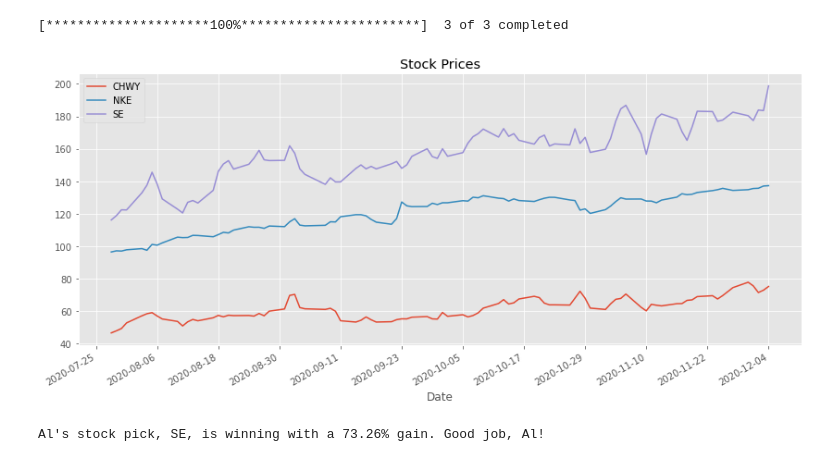
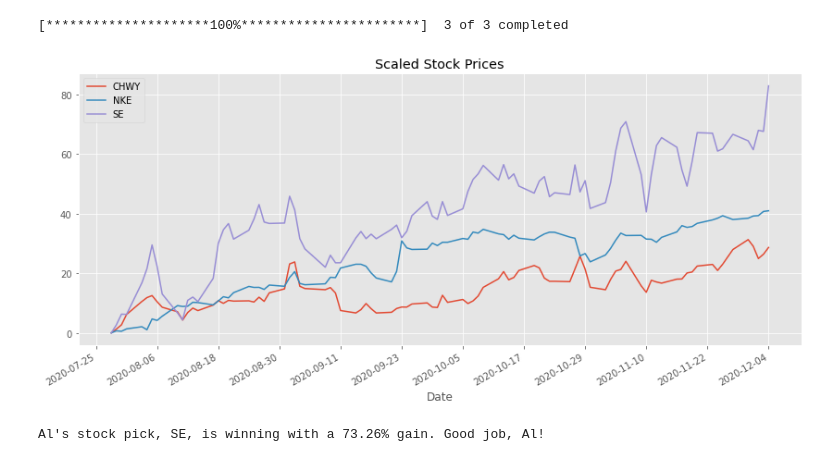
Before and after one commit to alexfioto/code-practice, a Jupyter notebook: Family-Stock-Bet.ipynb, the cells around one changed output. Saved outputs shown, nothing was run; the diff lists cells and outputs as text; code cells hidden in the pictures.

Commit message:
Added scaling feature in stock plots

```diff
--- a/Family-Stock-Bet.ipynb
+++ b/Family-Stock-Bet.ipynb
@@ -9,14 +10,23 @@ data = yf.download("SE NKE CHWY", start="2020-07-28", end="2020-12-28")
 # %% [output]
 [*********************100%***********************]  3 of 3 completed
 # %%
-def plot_stocks(data, plot = 'Close', figsize=(14, 6)):
-    data[plot].plot(figsize = figsize, title = 'Stock Prices')
+def plot_stocks(data, plot = 'Close', figsize=(14, 6), scaled = False):
+    stocks = data[plot]
+    title = 'Stock Prices'
+    if scaled:
+        pd.options.mode.chained_assignment = None  # default='warn'
+        for stock in stocks.columns:
+            stocks[stock] = stocks[stock].apply(lambda x: x - stocks[stock][0])
+        title = 'Scaled Stock Prices'
+
+
+    stocks.plot(figsize = figsize, title = title)
     ax = plt.gca()
     ax.xaxis.set_major_locator(ticker.MultipleLocator(12))
 # %%
-plot_stocks(data)
+plot_stocks(data, scaled=True)
 # %% [output]
-[figure, old version]
+[figure, new version]
 # %%
 def who_is_winning(stocks, show_details = False):
     peeps = ['Mom', 'Steven', 'Al']
```
Also changed, not shown: parts of 2 cells of this notebook.
